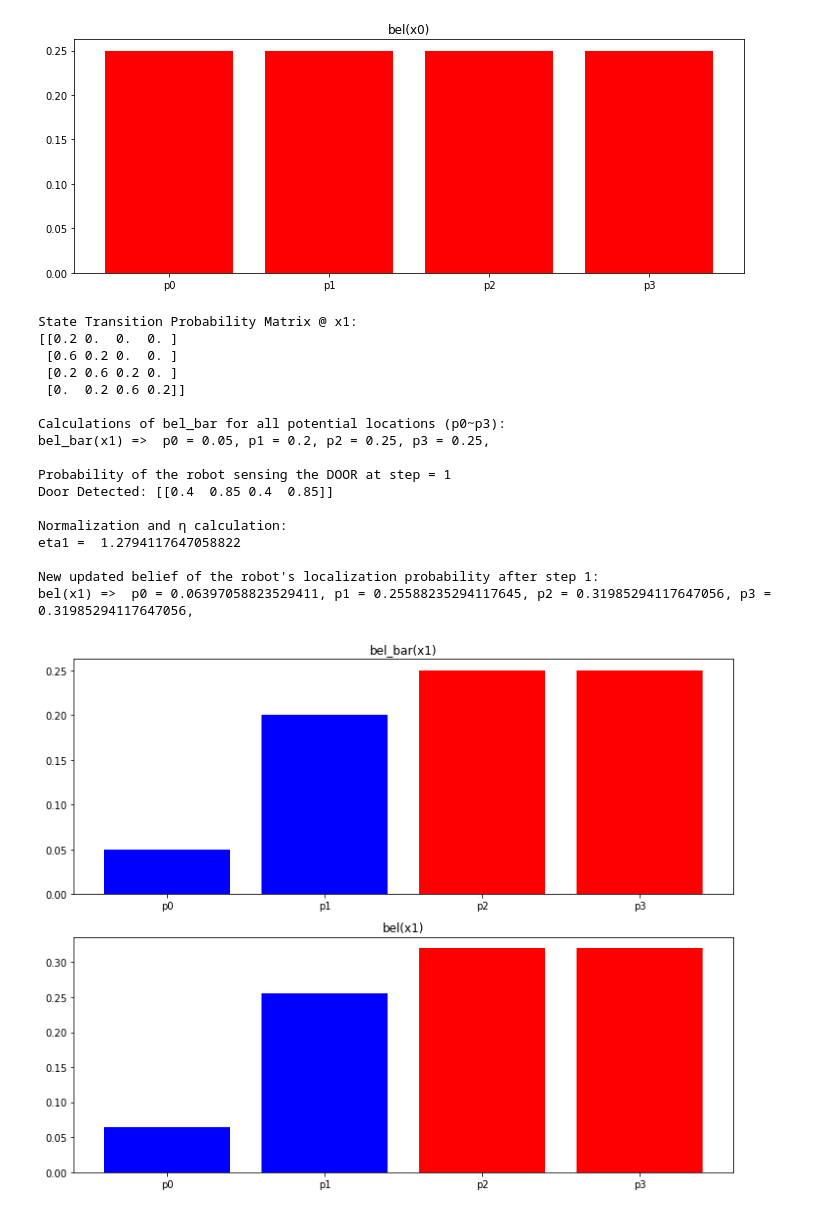
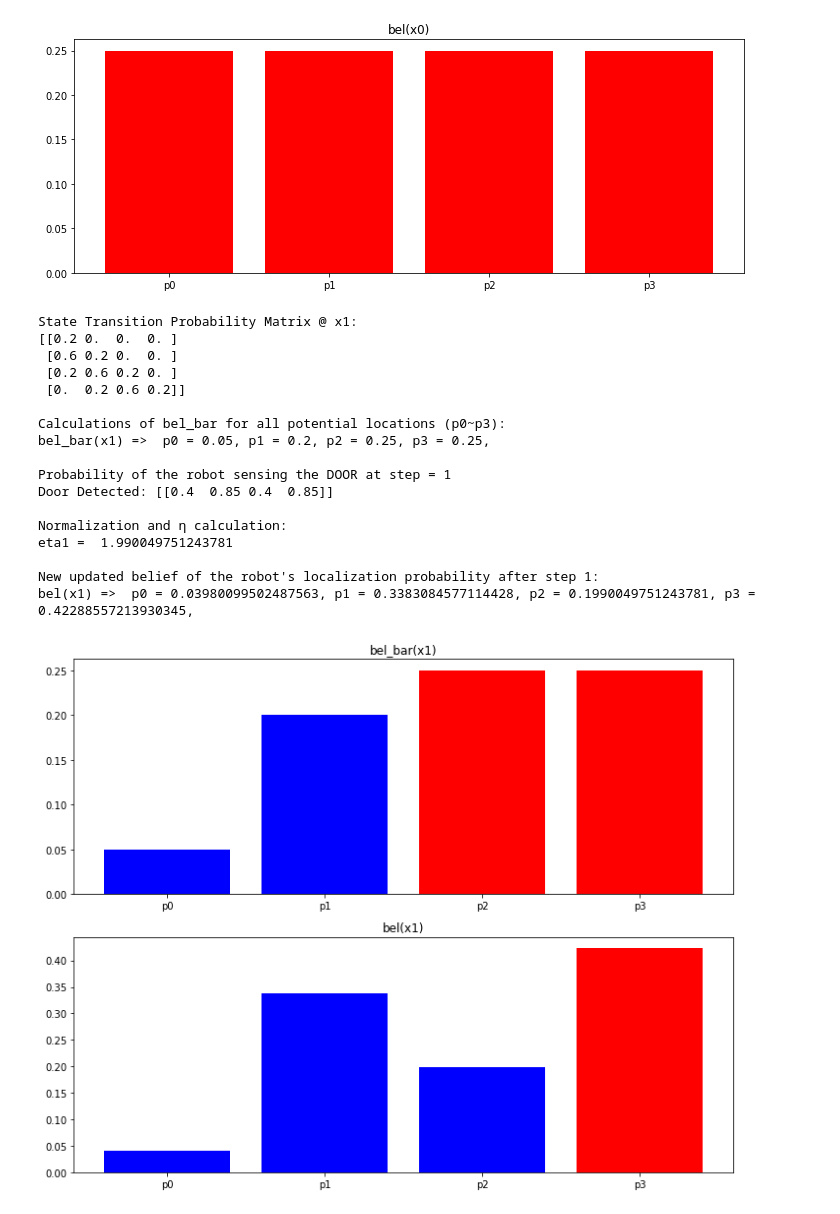
Before and after one commit to georgiafbi/robot_localization_and_uncertainty_classes, a Jupyter notebook: robot_localization.ipynb, the cells around one changed output. Drawn from its saved outputs; the diff is of its cells as text; code cells hidden in the pictures.

```diff
--- a/robot_localization.ipynb
+++ b/robot_localization.ipynb
@@ -98,6 +98,7 @@ class RobotBase:
 
         '''
         new_eta=0
+        newBel=0
         odd=(step+1)%2
         door=self.door_sense
         wall=self.wall_sense
@@ -106,20 +107,27 @@ class RobotBase:
         if odd:
             print(f"\nProbability of the robot sensing the DOOR at step = {step+1}")
             print("Door Detected:", door)
-            #calculate the new eta
-            new_eta=(1/door*bel_Bar).tolist()[0][0]
+            #calculate the new eta and new bel
+            d=door*bel_Bar
+            new_eta=(1/d.tolist()[0][0])
+
+            newBel=new_eta*np.multiply(door,bel_Bar.reshape(1,4))
+
         #else use wall sensing (wall_sense) uncertainity numbers
         else:
             print(f"\nProbability of the robot sensing the WALL at step = {step+1}")
             print("Wall Detected:", wall)
-            #calculate the new eta
-            new_eta=(1/wall*bel_Bar).tolist()[0][0]
+            #calculate the new eta and new bel
+            d=wall*bel_Bar
+            new_eta=1/d.tolist()[0][0]
+            newBel=new_eta*np.multiply(door,bel_Bar.reshape(1,4))
+
         print("\nNormalization and η calculation:")
         print(f"eta{step+1} = ",new_eta)
         self.eta.append(new_eta)
 
         #calculate and return the robot's new belief of where it is located based on sensor uncertainties
-        return bel_Bar*new_eta
+        return newBel.reshape(4,1)
 
     def s_print(self,data):
         '''
@@ -172,36 +180,36 @@ class Robot2(RobotBase):
         #super().__init__(): a python function that will automatically inherit the methods and properties from its parent
         #sets properties of the RobotBase class
         super().__init__(door_sense,wall_sense,grid_prob,init_bel_x,steps)
 
 
 
 
 
 
 #robot_two is an object of the class Robot2
 robot_two=Robot2(door_sense,wall_sense,grid_prob,init_bel_x,steps)
 # %% [output]
 Initial Position Probability:
 bel(x0) =>  p0 = 0.25, p1 = 0.25, p2 = 0.25, p3 = 0.25,
 [figure]
 State Transition Probability Matrix @ x1:
 [[0.2 0.  0.  0. ]
  [0.6 0.2 0.  0. ]
  [0.2 0.6 0.2 0. ]
  [0.  0.2 0.6 0.2]]
 
 Calculations of bel_bar for all potential locations (p0~p3):
 bel_bar(x1) =>  p0 = 0.05, p1 = 0.2, p2 = 0.25, p3 = 0.25,
 
 Probability of the robot sensing the DOOR at step = 1
 Door Detected: [[0.4  0.85 0.4  0.85]]
 
 Normalization and η calculation:
-eta1 =  1.2794117647058822
+eta1 =  1.990049751243781
 
 New updated belief of the robot's localization probability after step 1:
-bel(x1) =>  p0 = 0.06397058823529411, p1 = 0.25588235294117645, p2 = 0.31985294117647056, p3 = 0.31985294117647056,
+bel(x1) =>  p0 = 0.03980099502487563, p1 = 0.3383084577114428, p2 = 0.1990049751243781, p3 = 0.42288557213930345,
-[figure, old version]
+[figure, new version]
 State Transition Probability Matrix @ x2:
 [[0.2 0.  0.  0. ]
  [0.6 0.2 0.  0. ]
```
Also changed, not shown: parts of 1 cell of this notebook, 8 other files.
